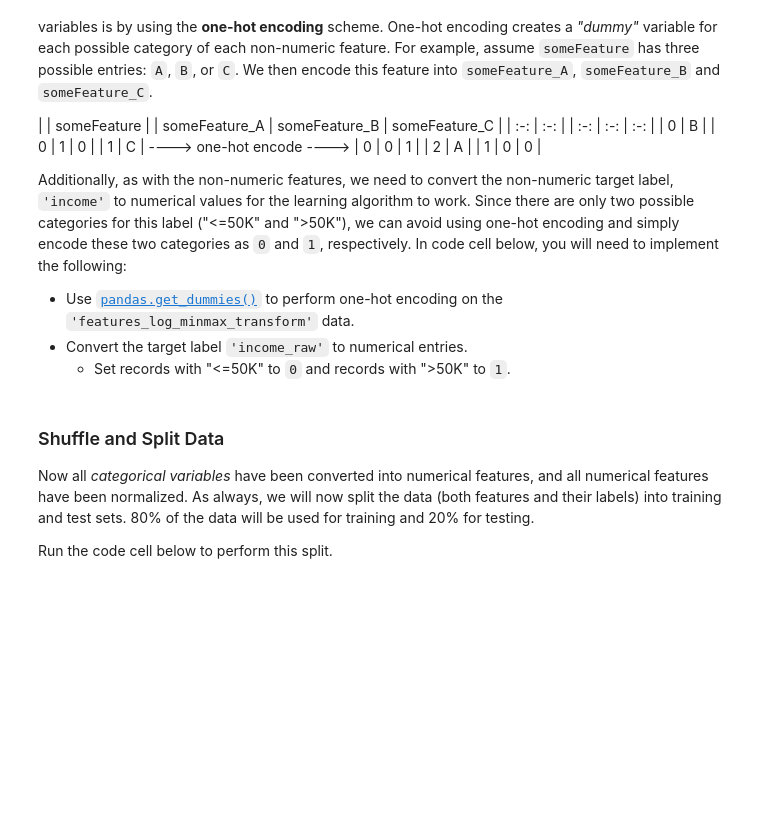
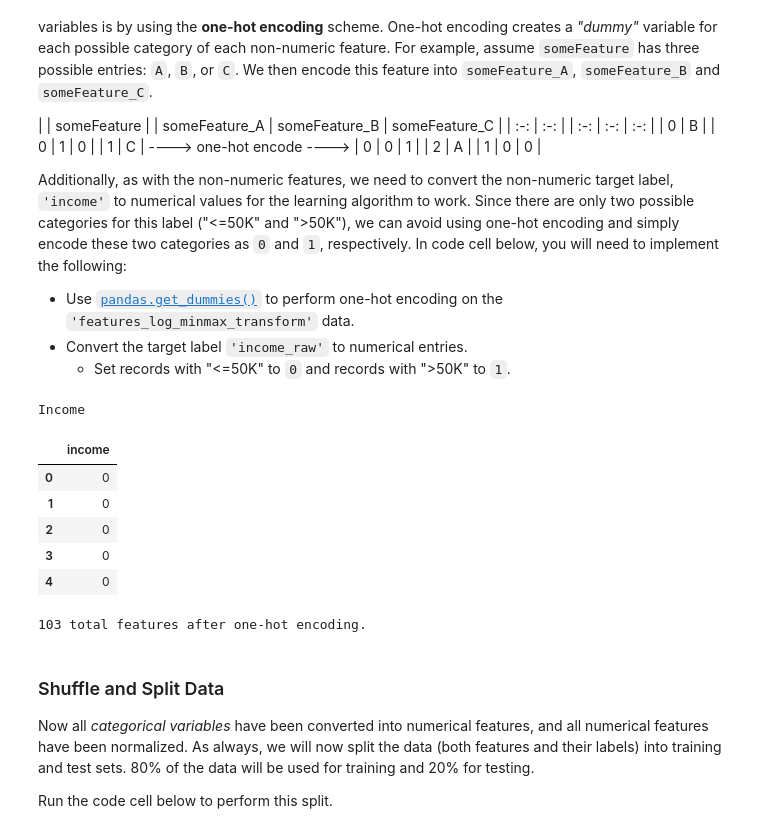
Before and after one commit to a1exkiselev/udacity_ml, a Jupyter notebook: projects/finding_donors/finding_donors.ipynb, the cells around one changed output. Saved outputs shown, nothing was run; the diff lists cells and outputs as text; code cells hidden in the pictures; blank space fills up the shorter version.

```diff
--- a/projects/finding_donors/finding_donors.ipynb
+++ b/projects/finding_donors/finding_donors.ipynb
@@ -170,17 +168,30 @@ Additionally, as with the non-numeric features, we need to convert the non-numer
    - Set records with "<=50K" to `0` and records with ">50K" to `1`.
 # %%
 # TODO: One-hot encode the 'features_log_minmax_transform' data using pandas.get_dummies()
-features_final = None
+features_final = pd.get_dummies(features_log_minmax_transform)
+#display(features_final.head())
 
 # TODO: Encode the 'income_raw' data to numerical values
-income = None
+#(income_raw)
+income = pd.DataFrame(income_raw).applymap(lambda x: 0 if (x == '<=50K') else 1)
+print("Income")
+display(pd.DataFrame(income).head())
 
 # Print the number of features after one-hot encoding
 encoded = list(features_final.columns)
 print "{} total features after one-hot encoding.".format(len(encoded))
 
 # Uncomment the following line to see the encoded feature names
 # print encoded
+# %% [output]
+Income
+|  | income |
+| 0 | 0 |
+| 1 | 0 |
+| 2 | 0 |
+| 3 | 0 |
+| 4 | 0 |
+103 total features after one-hot encoding.
 # %% [markdown]
 ### Shuffle and Split Data
 Now all _categorical variables_ have been converted into numerical features, and all numerical features have been normalized. As always, we will now split the data (both features and their labels) into training and test sets. 80% of the data will be used for training and 20% for testing.
```
Also changed, not shown: parts of 2 cells of this notebook.
